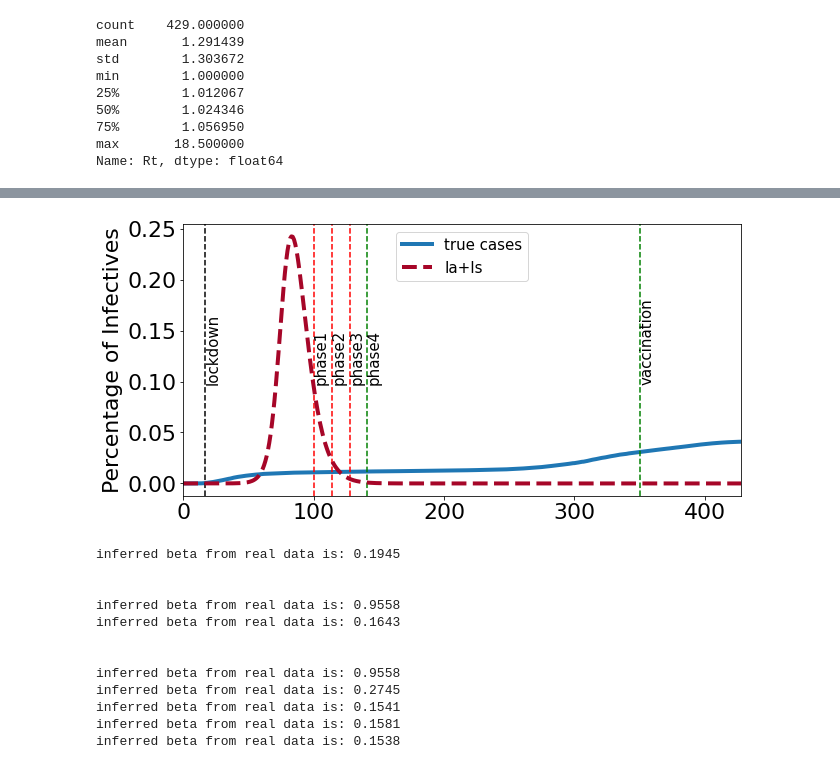
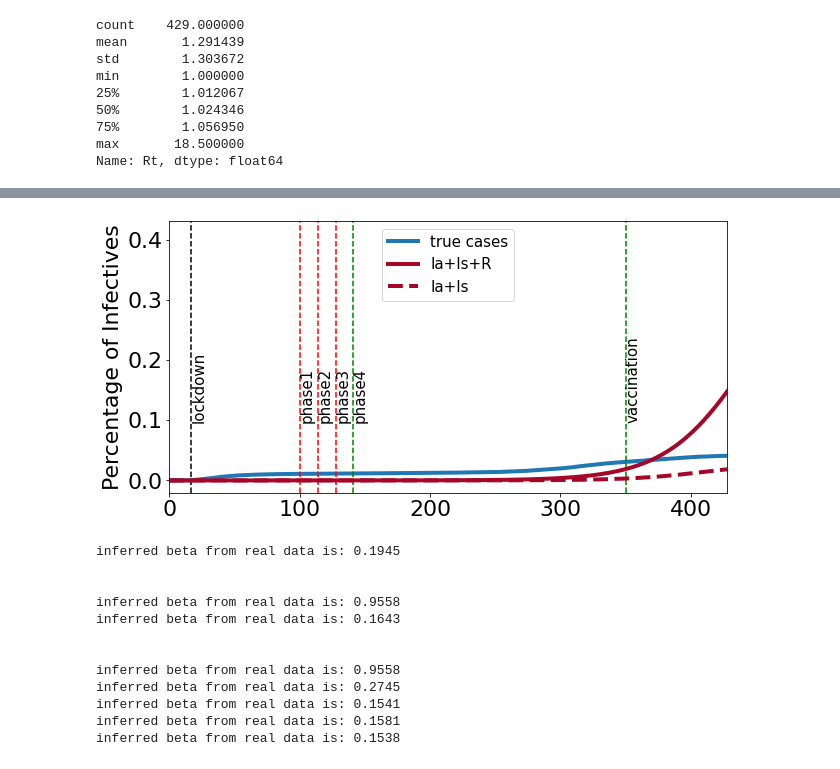
Before and after one commit to tc2992/AdvPython_Project, a Jupyter notebook: SEAIR.ipynb, the cells around one changed output, grey strips where cells are left out. Cells and saved outputs as stored; diff of their text form; code cells hidden in the pictures.

```diff
--- a/SEAIR.ipynb
+++ b/SEAIR.ipynb
@@ -116,22 +37,3 @@ plt.show()
 # %%
 df['mortality_rate_7d'] = df['cum_death'].div(df['cum_case'].shift(7))
 df['mortality_rate_14d'] = df['cum_death'].div(df['cum_case'].shift(14))
-# %%
-#14 day mortality rate
-plt.rcParams["figure.figsize"] = (40,3)
-plt.plot(df['mortality_rate_14d'])
-plt.ylabel('14 day mortality rate')
-plt.xticks(np.arange(0, 450, 14.0))
-plt.axvline(x=17,color='k', linestyle='--')
-plt.text(17,0,'lockdown',rotation=90)
-plt.axvline(x=100,color='r', linestyle='--')
-plt.text(100,0,'phase1',rotation=90)
-plt.axvline(x=141,color='g', linestyle='--')
-plt.axvline(x=114,color='r', linestyle='--')
-plt.text(114,0,'phase2',rotation=90)
-plt.axvline(x=128,color='r', linestyle='--')
-plt.text(128,0,'phase3',rotation=90)
-plt.text(141,0,'phase4',rotation=90)
-plt.axvline(x=350,color='g', linestyle='--')
-plt.text(350,0,'vaccination',rotation=90)
-plt.show()
@@ -174,13 +74,13 @@ d = 0.006             # natural death rate is 0.6%
 k = 1/2              # incubation period can be 2-14 days
 r0 = 1.29
 
-alpha = 0.3              # fraction of asymptomatic infectives
-beta  = 0.95 #r0*((gamma + d)/s0) * ((k+d)/k)           # infection rate
+alpha = 0.52              # fraction of asymptomatic infectives
+beta  = 0.2 #r0*(gamma + d) * ((k+d)/k)           # infection rate
 
 
 
-gE    = k*alpha             # progression rate from E to A
-gA    = k*(1-alpha)             # rate to go from A to Ia
+gE    = k + d            # progression rate from E to A
+gA    = k + d           # rate to go from A to Ia
 gIa   = gamma + d         # removal rate of asymptomatic infectives
 gIs   = gamma + d        # removal rate of symptomatic infectives
 fsa   = 0.3              # Fraction by which symptomatic individuals do not self isolate (not sure)
@@ -198,7 +98,7 @@ def contactMatrix(t):
     return np.identity(M)
 
 # duration of simulation and number of datapoints
-Tf = 500;  Nt=Tf+1;
+Tf = 1000;  Nt=Tf+1;
 # %%
 
 # For the SEAIR model, we set all rates to the Q-class to zero
@@ -256,26 +156,26 @@ plt.autoscale(enable=True, axis='x', tight=True)
 # %%
 plt.rcParams["figure.figsize"] = (10,5)
 plt.plot(df['cum_case']/18804000, lw=4,label = 'true cases')
 plt.ylabel('Percentage of Infectives')
 plt.xticks(np.arange(0, 428, 100))
 plt.axvline(x=17,color='k', linestyle='--')
 plt.text(17,0.1,'lockdown',rotation=90,fontsize = 15)
 plt.axvline(x=100,color='r', linestyle='--')
 plt.text(100,0.1,'phase1',rotation=90,fontsize = 15)
 plt.axvline(x=114,color='r', linestyle='--')
 plt.text(114,0.1,'phase2',rotation=90,fontsize = 15)
 plt.axvline(x=128,color='r', linestyle='--')
 plt.text(128,0.1,'phase3',rotation=90,fontsize = 15)
 plt.axvline(x=141,color='g', linestyle='--')
 plt.text(141,0.1,'phase4',rotation=90,fontsize = 15)
 plt.axvline(x=350,color='g', linestyle='--')
 plt.text(350,0.1,'vaccination',rotation=90,fontsize = 15)
-# plt.plot((Ia+Is+R)/18804000, '-', color='#A60628', label='Ia+Is+R', lw=4)
+plt.plot((Ia+Is+R)/18804000, '-', color='#A60628', label='Ia+Is+R', lw=4)
 plt.plot((Ia+Is)/18804000, '--', color='#A60628', label='Ia+Is', lw=4)
 plt.xlim([0, 428])
 plt.legend(fontsize=15)
 plt.show()
 # %% [output]
-[figure, old version]
+[figure, new version]
 # %%
 def get_SEAIR(idx0, idx1, E0, A0, Ia0, Is0, S0, gamma=1/7, d=0.006, k=1/2):
```
Also changed, not shown: parts of 8 cells of this notebook.
